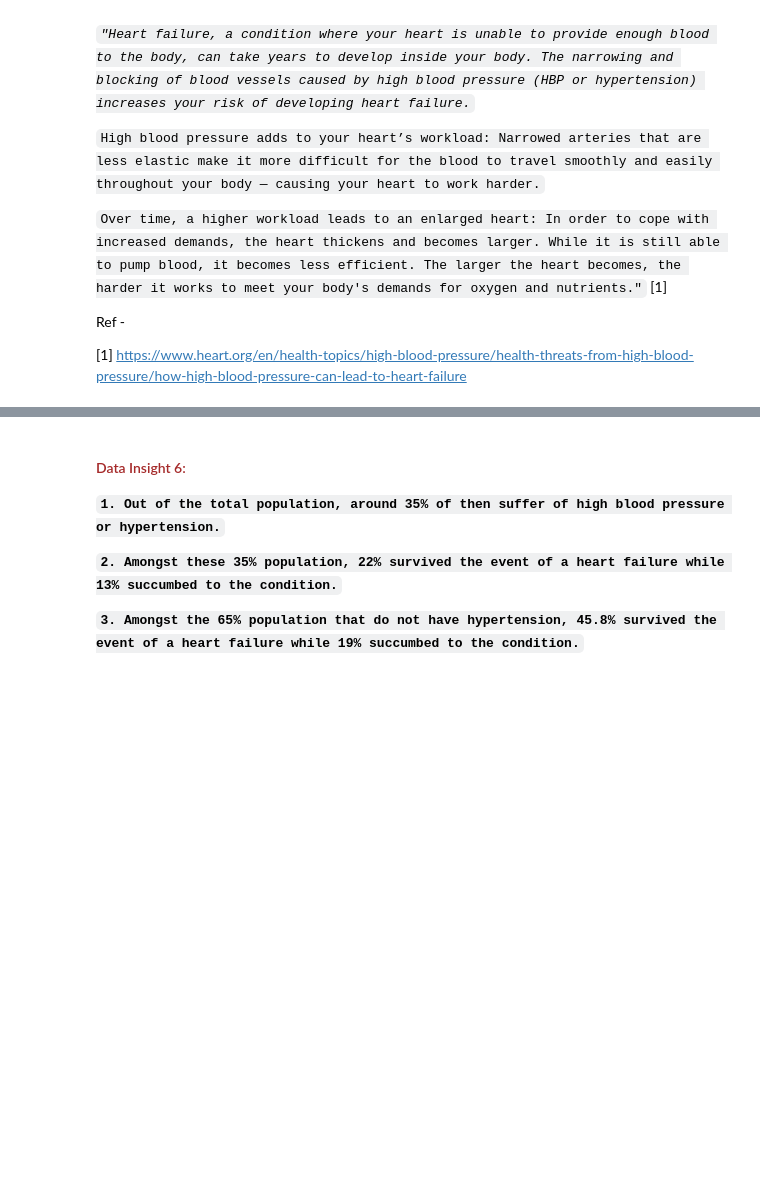
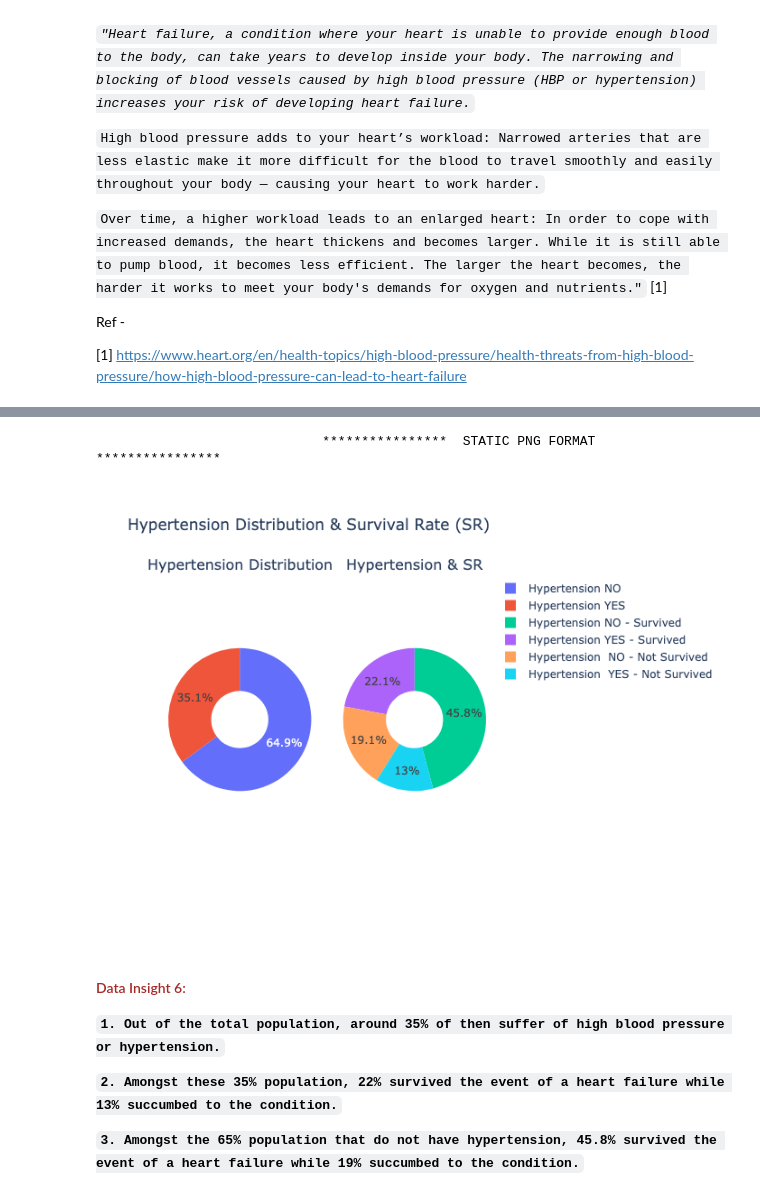
Before and after one commit to sauravmishra1710/Heart-Failure-Condition-And-Survival-Analysis, a Jupyter notebook: EDA_Heart_Failure_Prediction.ipynb, the cells around one changed output, grey strips where cells are left out. Drawn from its saved outputs; the diff is of its cells as text; code cells hidden in the pictures; blank space fills up the shorter version.

```diff
--- a/EDA_Heart_Failure_Prediction.ipynb
+++ b/EDA_Heart_Failure_Prediction.ipynb
@@ -360,29 +396,36 @@ hypertension_no_not_survived = hypertension_no[heart_faliure_data["DEATH_EVENT"]
 # %%
 # Create subplots: use 'domain' type for Pie subplot
 fig = make_subplots(rows=1, cols=2, specs=[[{'type':'domain'}, {'type':'domain'}]],
-                   subplot_titles=['Hypertension Distribution', 'Hypertension and Survival Rate'])
+                   subplot_titles=['Hypertension Distribution', 'Hypertension & SR'])
 
 labels1 = ["Hypertension YES","Hypertension NO"]
 values1 = [len(hypertension_yes), len(hypertension_no)]
 
 labels2 = ['Hypertension YES - Survived','Hypertension  YES - Not Survived', 'Hypertension NO - Survived',
            'Hypertension  NO - Not Survived']
 values2 = [len(hypertension_yes_survived), len(hypertension_yes_not_survived),
           len(hypertension_no_survived), len(hypertension_no_not_survived)]
 
 # fig = go.Figure(data=[go.Pie(labels=labels, values=values)])
 
 fig.add_trace(go.Pie(labels=labels1, values=values1, name="Distribution of Hypertension"), 1, 1)
 fig.add_trace(go.Pie(labels=labels2, values=values2, name='Hypertension & Survival'), 1, 2)
 
 # Use `hole` to create a donut-like pie chart
 fig.update_traces(hole=.4, hoverinfo="label+percent+name")
 
-fig.update_layout(title_text="Hypertension Distribution and Survival Rate...")
+fig.update_layout(title_text="Hypertension Distribution & Survival Rate (SR)")
 
+# show the interactive view
 fig.show()
+
+InsertChartSeparator()
+# export to a png rendered format of the chart
+fig.show("png")
 # %% [output]
 [interactive output not drawn]
+                             ****************  STATIC PNG FORMAT  ****************
+[figure, added]
 # %% [markdown]
 #### <font color = brown>Data Insight 6:</font>
 
```
Also changed, not shown: parts of 22 cells of this notebook.
